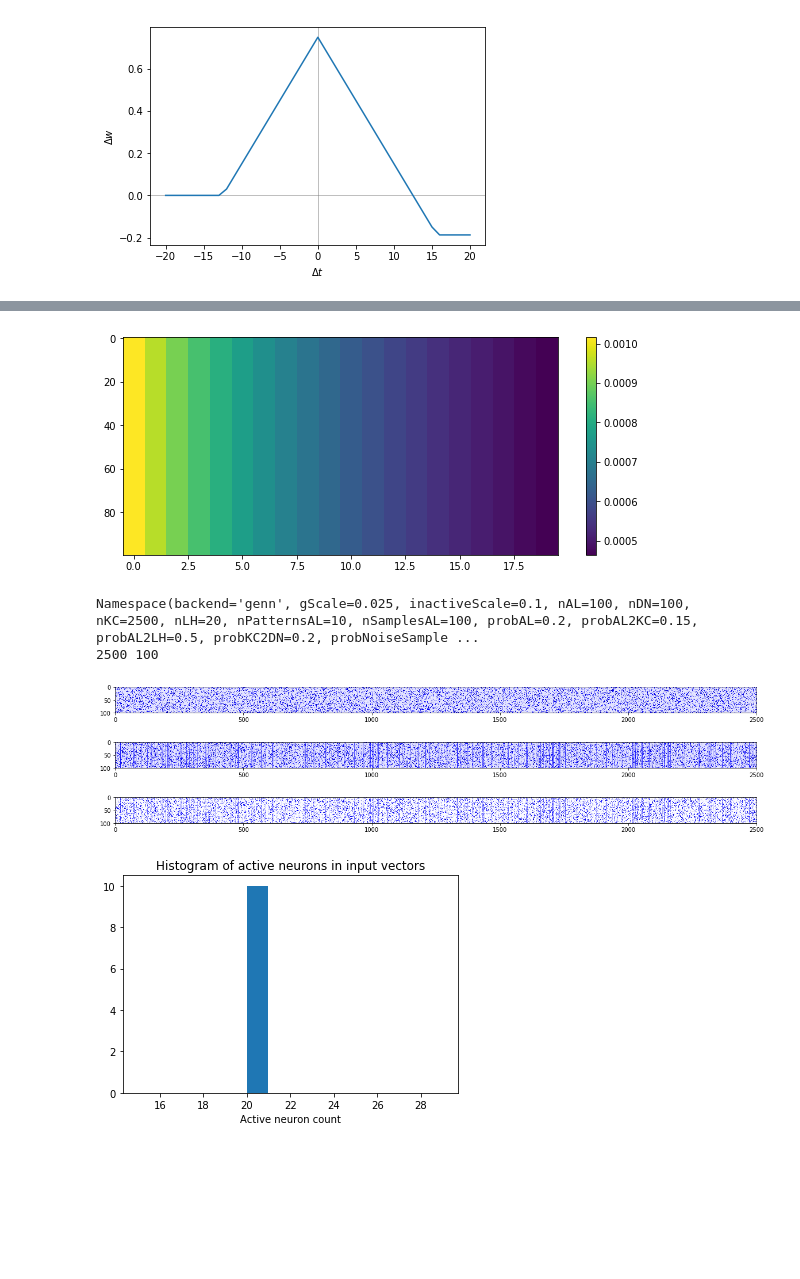
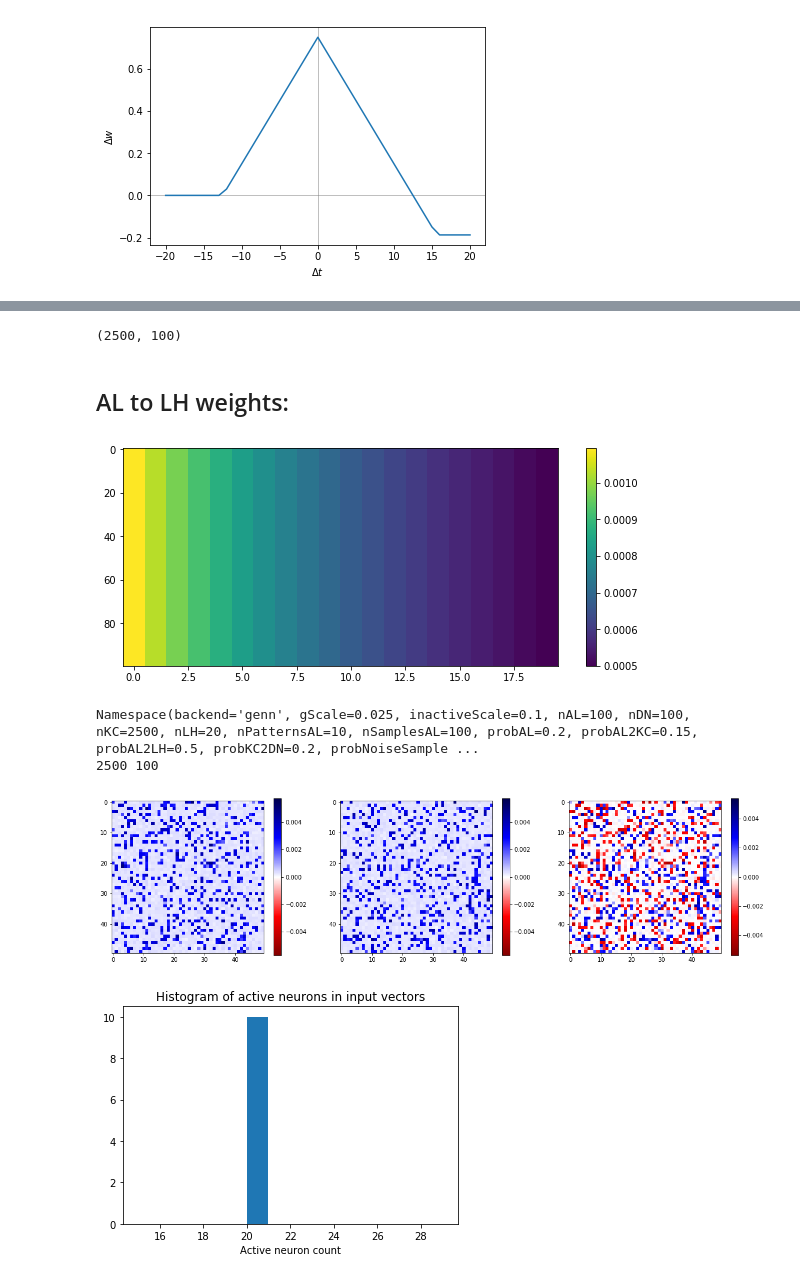
Before and after one commit to chanokin/brainscales-recognition, a Jupyter notebook: codebase/mushroom_body/analyze_mbody_results.ipynb, the cells around one changed output, grey strips where cells are left out. Drawn from its saved outputs; the diff is of its cells as text; code cells hidden in the pictures; blank space fills up the shorter version.

```diff
--- a/codebase/mushroom_body/analyze_mbody_results.ipynb
+++ b/codebase/mushroom_body/analyze_mbody_results.ipynb
@@ -211,21 +212,27 @@ plt.show()
 # %%
 min_w = 0.00005
-end_w = np.around(data['output_end_weights'], decimals=6)
+end_w = np.around(data['output_end_weights'], decimals=5).reshape((args.nKC, args.nDN))
+print(data['output_end_weights'].shape)
 # end_w[:] = end_w
 if bool(1):
     start_conn = data['output_start_connections']
     start_w = np.zeros((args.nKC, args.nDN))
     for pre, post, w, d in start_conn:
         start_w[pre, post] = w
-    start_w[:] = np.round(start_w, decimals=6)
+    start_w[:] = np.round(start_w, decimals=5)
 else:
-    start_w = np.around(data['output_start_connections'][:, 2], decimals=9)
+    start_w = np.around(data['output_start_connections'][:, 2], decimals=6).reshape((args.nKC, args.nDN))
     diff = np.setdiff1d(start_w, end_w)
     print(len(diff))
     print(diff)
 
 max_w = np.max(end_w)
 max_start_w = np.max(start_w)
+# %% [output]
+(2500, 100)
+# %% [markdown]
+AL to LH weights:
+---
 # %%
 nrows, ncols = args.nAL, args.nLH
 weights = np.zeros((nrows, ncols))
@@ -238,33 +245,43 @@ plt.colorbar()
 ax.set_aspect(0.1)
 plt.show()
 # %% [output]
-[figure, old version]
+[figure, new version]
 # %%
 # for i in range(10):
 #     print(start_w[0][i], end_w[0][i])
 # %%
 args = data['args'].item()
 print(args)
 print(args.nKC, args.nDN)
 cmap = 'seismic_r'
+# cmap = None
 # cmap = 'Greys_r'
 plt.figure(figsize=(20, 5))
-plt.subplot(3, 1, 1)
-plt.imshow(start_w.reshape((args.nKC, args.nDN)).transpose(), cmap=cmap, vmin=-max_start_w)
+ax = plt.subplot(1, 3, 1)
+im = plt.imshow(start_w.reshape((args.nKC, args.nDN)).transpose()[:50, -100:-50],
+                cmap=cmap, vmin=-max_start_w, vmax=max_start_w)
+plt.colorbar(im, ax=ax)
 
-plt.subplot(3, 1, 2)
-plt.imshow(end_w.reshape((args.nKC, args.nDN)).transpose(), cmap=cmap, vmin=-max_w)
+ax = plt.subplot(1, 3, 2)
+im = plt.imshow(end_w.reshape((args.nKC, args.nDN)).transpose()[:50, -100:-50],
+                cmap=cmap, vmin=-max_w, vmax=max_w)
+plt.colorbar(im, ax=ax)
 
-plt.subplot(3, 1, 3)
+
+ax = plt.subplot(1, 3, 3)
+# diff = np.around(end_w - start_w, decimals=5)
 diff = end_w - start_w
-diff[diff <= 0.0001] = 0.0
-plt.imshow((diff).reshape((args.nKC, args.nDN)).transpose(), cmap=cmap, vmin=-max_start_w, vmax=max_w)
+# diff[np.abs(diff) <= 0.0001] = 0.0
+max_diff = np.abs(diff).max()
+im = plt.imshow((diff).reshape((args.nKC, args.nDN)).transpose()[:50, -100:-50],
+                cmap=cmap, vmin=-max_diff, vmax=max_diff)
+plt.colorbar(im, ax=ax)
 plt.savefig("weight_change.pdf")
 plt.show()
 # %% [output]
 Namespace(backend='genn', gScale=0.025, inactiveScale=0.1, nAL=100, nDN=100, nKC=2500, nLH=20, nPatternsAL=10, nSamplesAL=100, probAL=0.2, probAL2KC=0.15, probAL2LH=0.5, probKC2DN=0.2, probNoiseSample ...
 2500 100
-[figure, old version]
+[figure, new version]
 # %%
 plt.figure()
 ax = plt.subplot(1, 1, 1)
```
Also changed, not shown: parts of 18 cells of this notebook, 8 other files.
